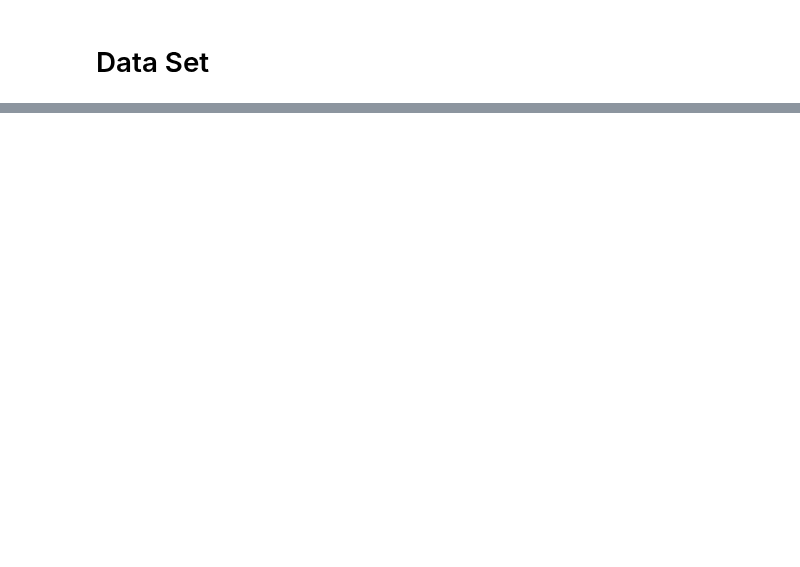
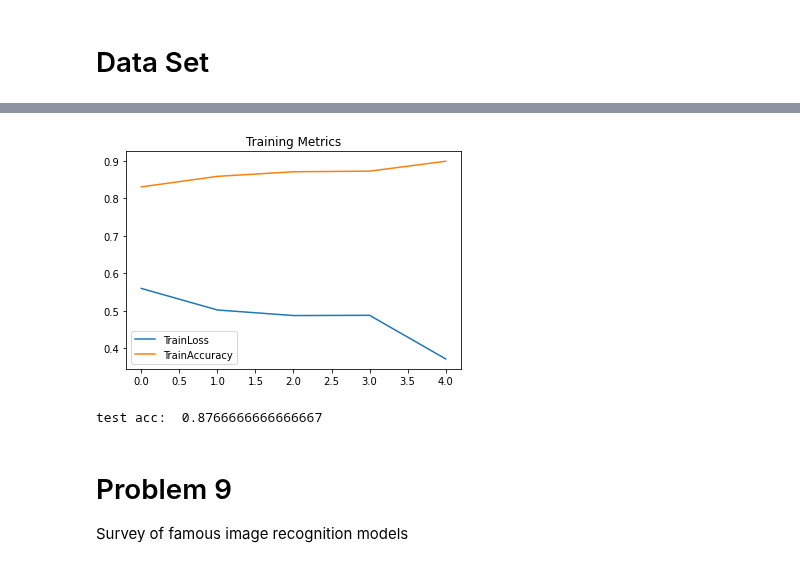
Before and after one commit to produdez/diveintocode-ml, a Jupyter notebook: Week 18/Convolutional2DScratch.ipynb, the cells around one changed output, grey strips where cells are left out. Saved outputs shown, nothing was run; the diff lists cells and outputs as text; code cells hidden in the pictures; blank space fills up the shorter version.

```diff
--- a/Week 18/Convolutional2DScratch.ipynb
+++ b/Week 18/Convolutional2DScratch.ipynb
@@ -592,14 +624,14 @@ class AveragePool2D():
 # %%
 # test mean pool
 X = np.arange(27)
-X = X.reshape((3,3,3))
+X = X.reshape((1,3,3,3))
 println('X', X)
 pool_layer = AveragePool2D()
 forward = pool_layer.forward(X)
 # println('Pool forward: ', forward.shape, forward)
 
 dZ = np.arange(12)
-dZ = dZ.reshape((3,2,2))
+dZ = dZ.reshape((1,3,2,2))
 println('dZ', dZ)
 backward = pool_layer.backward(dZ)
 println('Pool backward: ', backward.shape, backward)
@@ -734,0 +1281,22 @@ ValueError: operands could not be broadcast together with shapes (20,28,10) (200
+# %%
+lenet = UpdatedDNN(enc, debug = False, verbose = True, max_iter = 5)
+layers = [
+    Conv2D(n_out_channels=6, kernel_size = (5,5)),
+    ReLU(),
+    MaxPool2D(pool_size = (2,2)),
+    Conv2D(n_out_channels=16, kernel_size = (5,5)),
+    ReLU(),
+    MaxPool2D(pool_size = (2,2)),
+    FlattenLayer(),
+    FC(5184, 120, SimpleInitializer(),SGD()),
+    ReLU(),
+    FC(120, 84, SimpleInitializer(),SGD()),
+    ReLU(),
+    FC(84, 10, SimpleInitializer(),SGD()),
+    SoftMax()
+]
+
+[lenet.add(layer) for layer in layers];
+# %%
+print('xshape: ', x_train.shape, 'yshape: ', y_train.shape)
+lenet.fit(x_train, y_train)
@@ -734,0 +1321,16 @@ ValueError: operands could not be broadcast together with shapes (20,28,10) (200
+# %%
+# loss result
+plt.plot(lenet.loss, label = 'TrainLoss')
+plt.plot(lenet.accuracy, label = 'TrainAccuracy')
+plt.title('Training Metrics')
+plt.legend()
+plt.show()
+# test result
+pred = lenet.predict(x_val)
+print('test acc: ', accuracy_score(pred, y_val))
+# %% [output]
+[figure, added]
+test acc:  0.8766666666666667
+# %% [markdown]
+# Problem 9
+Survey of famous image recognition models
```
Also changed, not shown: parts of 35 cells of this notebook.
